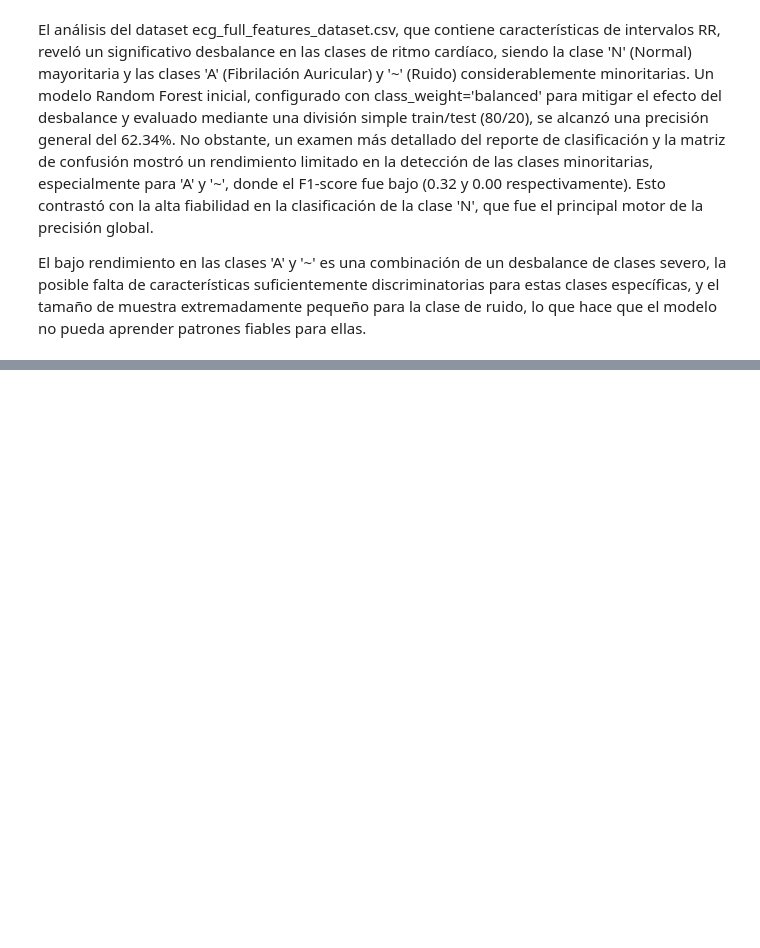
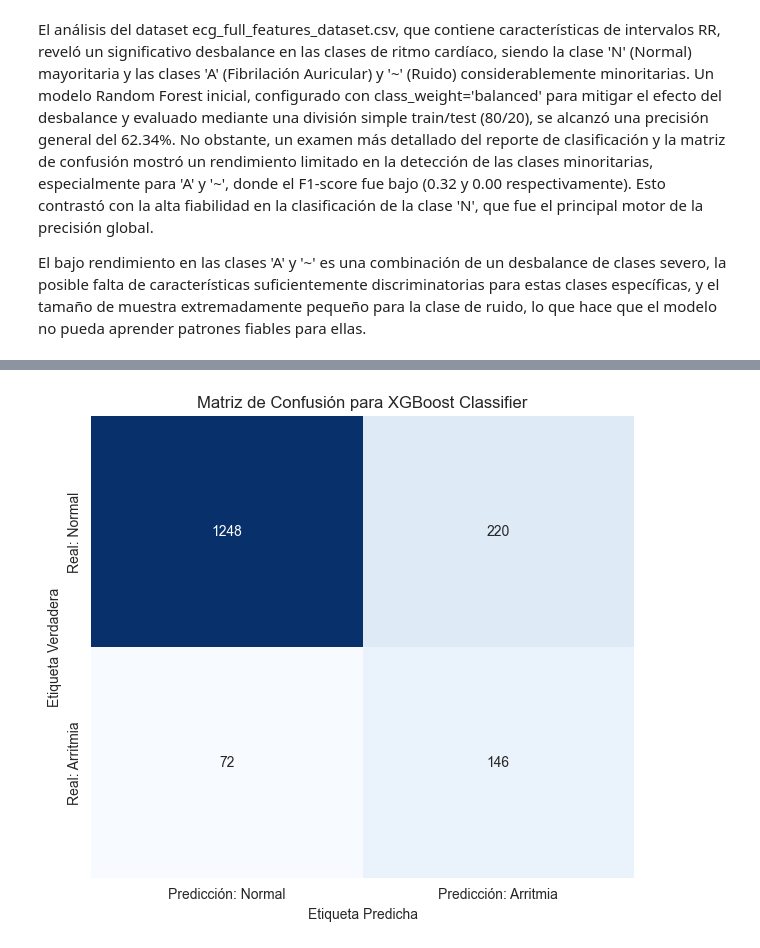
Before and after one commit to lavolamagik/etapa1_MachineLearning, a Jupyter notebook: notebooks/Semana_1y2_Exploracion.ipynb, the cells around one changed output, grey strips where cells are left out. Saved outputs shown, nothing was run; the diff lists cells and outputs as text; code cells hidden in the pictures; blank space fills up the shorter version.

```diff
--- a/notebooks/Semana_1y2_Exploracion.ipynb
+++ b/notebooks/Semana_1y2_Exploracion.ipynb
@@ -691,0 +1045,89 @@ El bajo rendimiento en las clases 'A' y '~' es una combinación de un desbalance
+# %%
+# Importar las librerías necesarias
+from xgboost import XGBClassifier # Necesitarás instalar xgboost si no lo tienes: pip install xgboost
+from sklearn.metrics import classification_report, confusion_matrix, roc_curve, auc
+import matplotlib.pyplot as plt
+import seaborn as sns
+import pandas as pd
+import numpy as np
+
+# Asegúrate de que X_train, X_test, y_train, y_test estén disponibles
+# (desde la ejecución previa del Paso 1 y la división de datos del Paso 2)
+
+print("--- Iniciando Paso 5: Entrenamiento y Evaluación con XGBoost Classifier ---")
+
+# 1. Inicializar y Entrenar el Modelo XGBoost
+# XGBoost tiene un parámetro específico para el desbalance de clases: scale_pos_weight
+# scale_pos_weight = (cantidad de muestras de la clase negativa) / (cantidad de muestras de la clase positiva)
+# Esto da más peso a la clase minoritaria (Arritmia).
+
+# Calcular la proporción de desbalance en el conjunto de entrenamiento
+neg_count = y_train.value_counts()[0] # Conteo de la clase Normal (0)
+pos_count = y_train.value_counts()[1] # Conteo de la clase Arritmia (1)
+scale_pos_weight_value = neg_count / pos_count
+
+print(f"\nCalculando scale_pos_weight: {neg_count} / {pos_count} = {scale_pos_weight_value:.2f}")
+
+xgb_model = XGBClassifier(
+    objective='binary:logistic', # Para clasificación binaria
+    eval_metric='logloss',       # Métrica para monitorear durante el entrenamiento
+    use_label_encoder=False,     # Para evitar un warning en versiones recientes de XGBoost
+    n_estimators=100,            # Número de árboles (un valor inicial, se puede tunear)
+    learning_rate=0.1,           # Tasa de aprendizaje (un valor inicial)
+    random_state=42,             # Para reproducibilidad
+    scale_pos_weight=scale_pos_weight_value # Parámetro para manejar el desbalance
+)
+
+print("\nEntrenando el modelo XGBoost...")
+xgb_model.fit(X_train, y_train)
+
+print("\n--- Modelo XGBoost entrenado con éxito. ---")
+
+# 2. Realizar Predicciones
+# Predicciones de clase (0 o 1) en el conjunto de prueba
+y_pred_xgb = xgb_model.predict(X_test)
+
+# Predicciones de probabilidad para la clase positiva (Arritmia, que es 1)
+y_prob_xgb = xgb_model.predict_proba(X_test)[:, 1]
+
+print("\nPredicciones realizadas en el conjunto de prueba con XGBoost.")
+
+# 3. Generar Reporte de Clasificación para XGBoost
+print("\n--- Reporte de Clasificación para XGBoost ---")
+print(classification_report(y_test, y_pred_xgb, target_names=['Normal (0)', 'Arritmia (1)']))
+
+# 4. Generar y Visualizar la Matriz de Confusión para XGBoost
+conf_matrix_xgb = confusion_matrix(y_test, y_pred_xgb)
+print("\n--- Matriz de Confusión para XGBoost ---")
+print(conf_matrix_xgb)
+
+plt.figure(figsize=(7, 6))
+sns.heatmap(conf_matrix_xgb, annot=True, fmt='d', cmap='Blues', cbar=False,
+            xticklabels=['Predicción: Normal', 'Predicción: Arritmia'],
+            yticklabels=['Real: Normal', 'Real: Arritmia'])
+plt.xlabel('Etiqueta Predicha')
+plt.ylabel('Etiqueta Verdadera')
+plt.title('Matriz de Confusión para XGBoost Classifier')
+plt.show()
+
+# 5. Generar y Visualizar la Curva ROC y AUC para XGBoost
+fpr_xgb, tpr_xgb, thresholds_xgb = roc_curve(y_test, y_prob_xgb)
+roc_auc_xgb = auc(fpr_xgb, tpr_xgb)
+
+print(f"\n--- Curva ROC y AUC para XGBoost ---")
+print(f"Área bajo la curva ROC (AUC): {roc_auc_xgb:.4f}")
+
+plt.figure(figsize=(8, 7))
+plt.plot(fpr_xgb, tpr_xgb, color='darkorange', lw=2, label=f'Curva ROC XGBoost (AUC = {roc_auc_xgb:.4f})')
+plt.plot([0, 1], [0, 1], color='navy', lw=2, linestyle='--', label='Clasificador Aleatorio')
+plt.xlim([0.0, 1.0])
+plt.ylim([0.0, 1.05])
+plt.xlabel('Tasa de Falsos Positivos (False Positive Rate - FPR)')
+plt.ylabel('Tasa de Verdaderos Positivos (True Positive Rate - TPR)')
+plt.title('Curva ROC para XGBoost Classifier')
+plt.legend(loc="lower right")
+plt.grid(True)
+plt.show()
+
+print("\n--- Evaluación con XGBoost Completada. ---")
+# %% [output]
@@ -691,0 +1154 @@ El bajo rendimiento en las clases 'A' y '~' es una combinación de un desbalance
+[figure, added]
```
Also changed, not shown: parts of 12 cells of this notebook, 3 other files.
